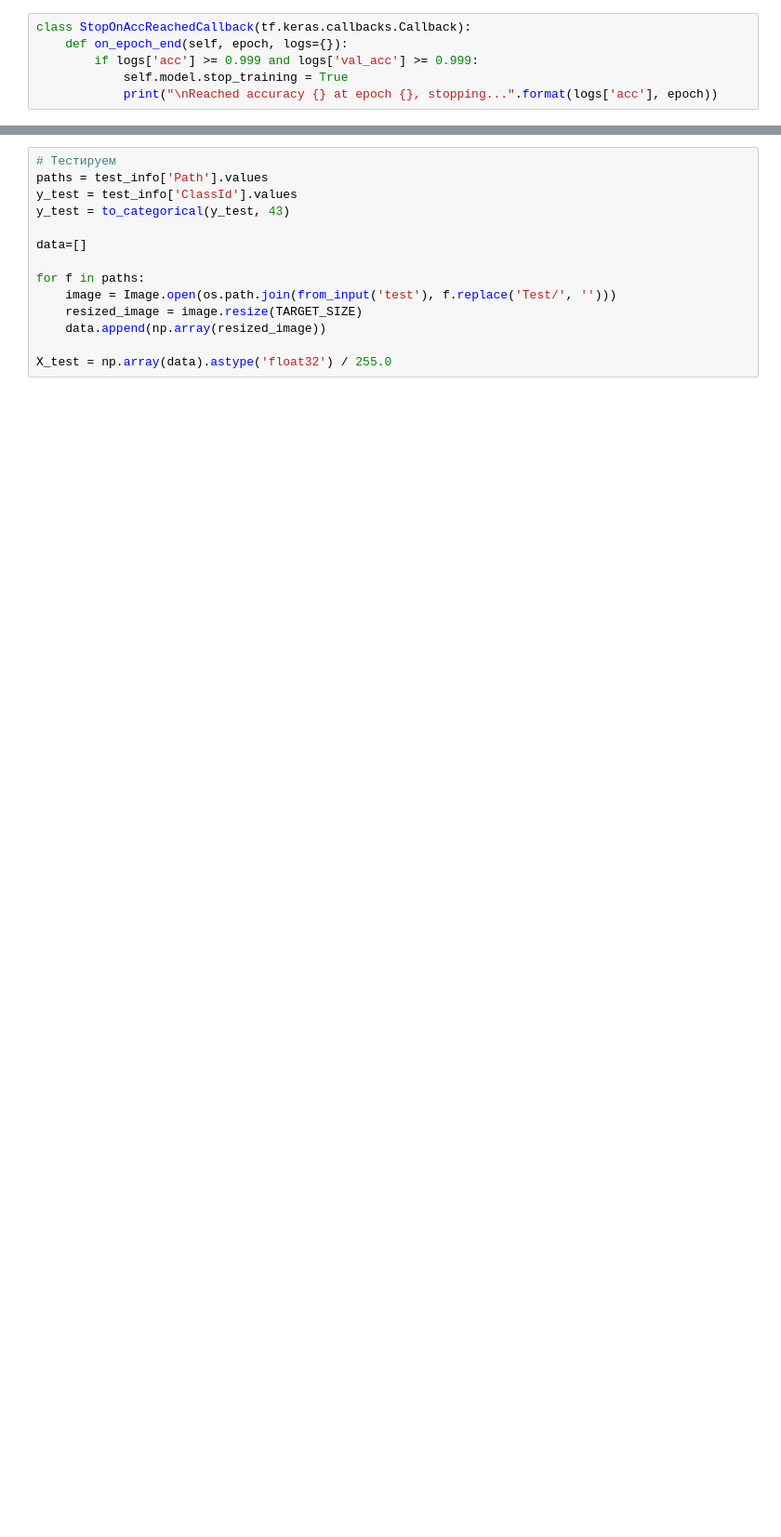
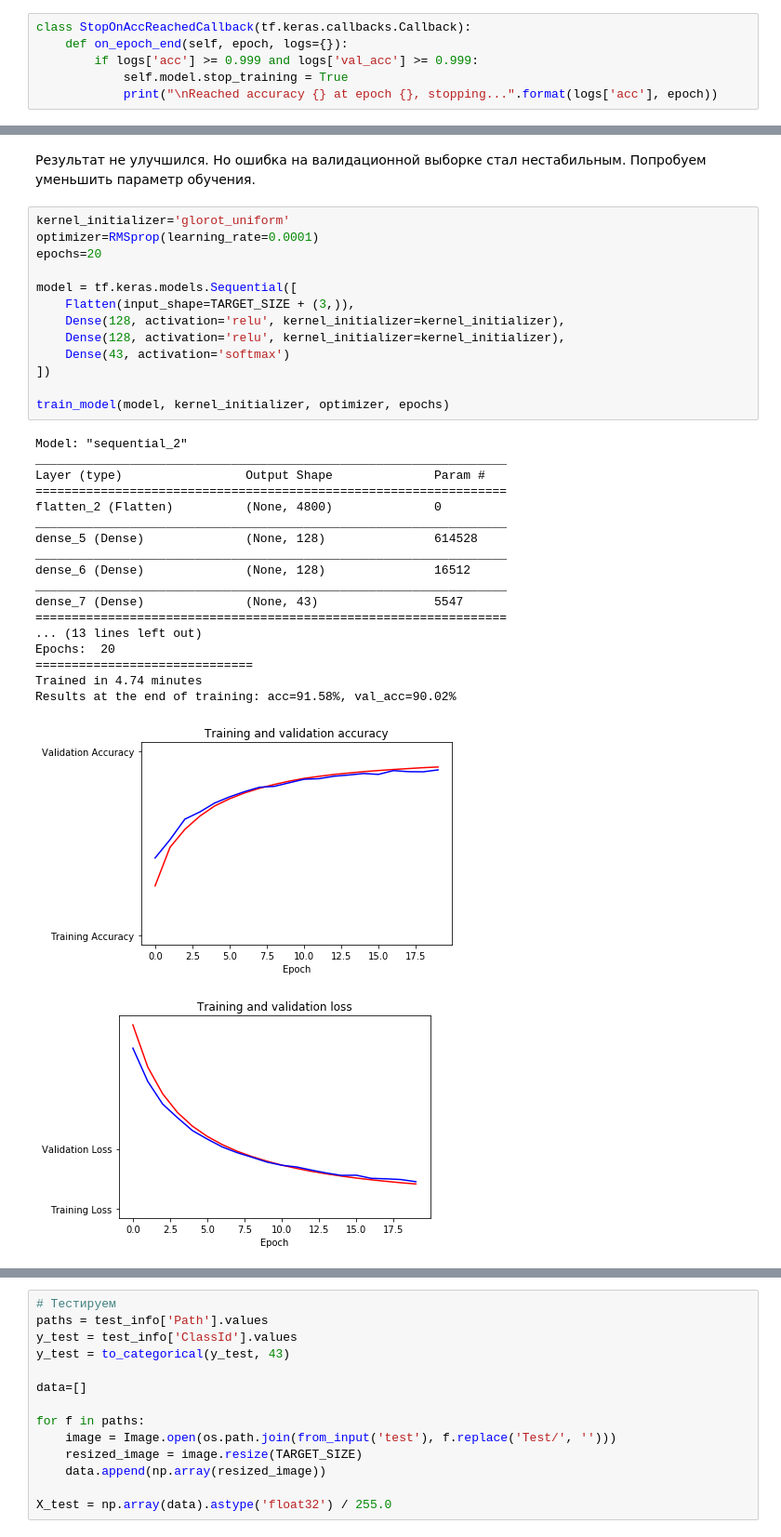
Before and after one commit to kormang/gtsrb-dl-labs, a Jupyter notebook: lab2/src/gtsc-keras-lab2-fcnn.ipynb, the cells around one changed output, grey strips where cells are left out. Shown at 93% size. Cells and saved outputs as stored; diff of their text form; blank space fills up the shorter version.

```diff
--- a/lab2/src/gtsc-keras-lab2-fcnn.ipynb
+++ b/lab2/src/gtsc-keras-lab2-fcnn.ipynb
@@ -279,0 +332,35 @@ plot(history)
+# %% [markdown]
+Результат не улучшился. Но ошибка на валидационной выборке стал нестабильным. Попробуем уменьшить параметр обучения.
+# %%
+kernel_initializer='glorot_uniform'
+optimizer=RMSprop(learning_rate=0.0001)
+epochs=20
+
+model = tf.keras.models.Sequential([
+    Flatten(input_shape=TARGET_SIZE + (3,)),
+    Dense(128, activation='relu', kernel_initializer=kernel_initializer),
+    Dense(128, activation='relu', kernel_initializer=kernel_initializer),
+    Dense(43, activation='softmax')
+])
+
+train_model(model, kernel_initializer, optimizer, epochs)
+# %% [output]
+Model: "sequential_2"
+_________________________________________________________________
+Layer (type)                 Output Shape              Param #
+=================================================================
+flatten_2 (Flatten)          (None, 4800)              0
+_________________________________________________________________
+dense_5 (Dense)              (None, 128)               614528
+_________________________________________________________________
+dense_6 (Dense)              (None, 128)               16512
+_________________________________________________________________
+dense_7 (Dense)              (None, 43)                5547
+=================================================================
+... (13 lines left out)
+Epochs:  20
+==============================
+Trained in 4.74 minutes
+Results at the end of training: acc=91.58%, val_acc=90.02%
+[figure, added]
+[figure, added]
```
Also changed, not shown: parts of 49 cells of this notebook, 3 other files.
